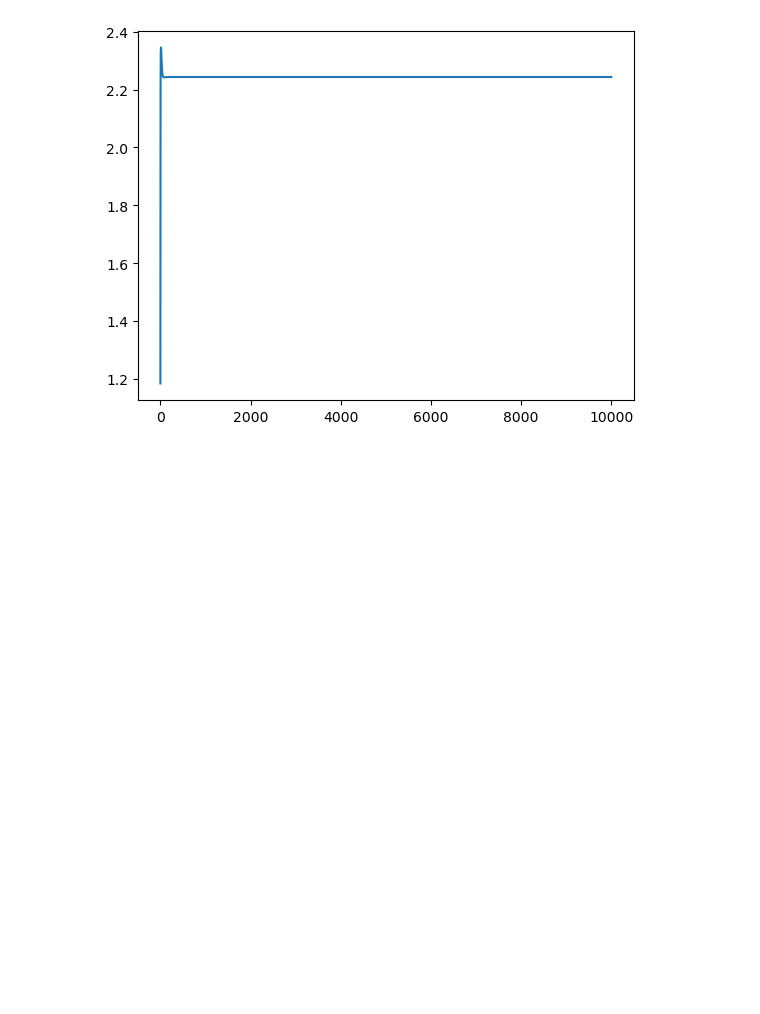
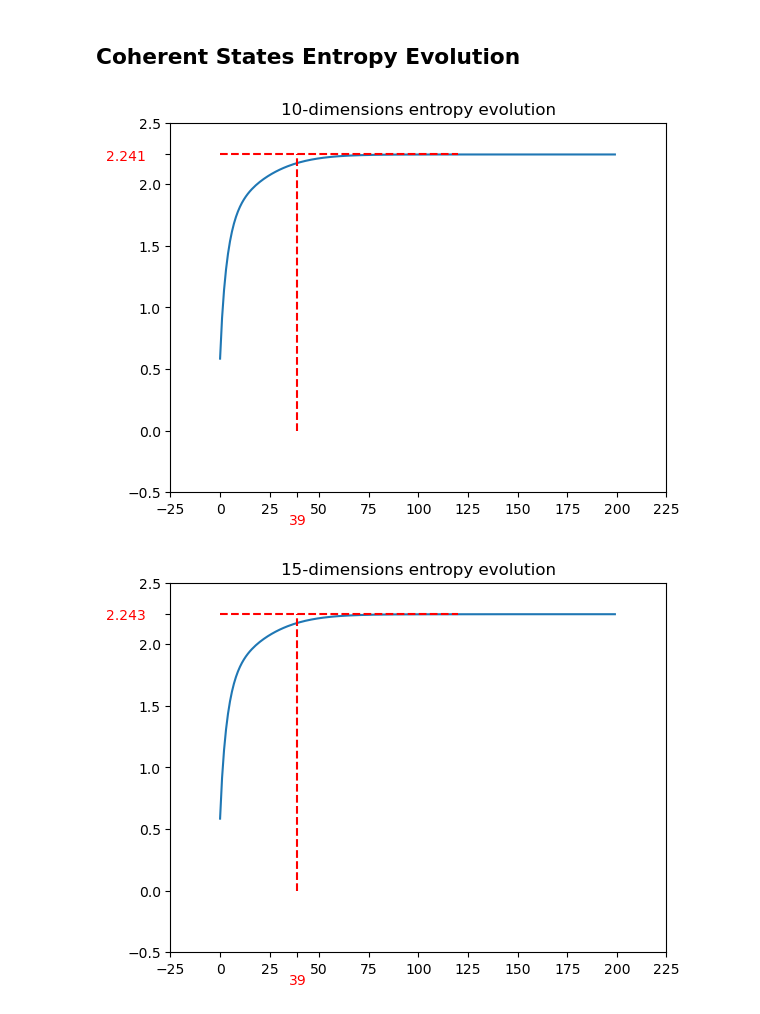
Before and after one commit to fedesss98/phaseonium-evolution, a Jupyter notebook: notebooks/07-watch-evolution.ipynb, the cells around one changed output. Saved outputs shown, nothing was run; the diff lists cells and outputs as text; code cells hidden in the pictures; blank space fills up the shorter version.

```diff
--- a/notebooks/07-watch-evolution.ipynb
+++ b/notebooks/07-watch-evolution.ipynb
@@ -83,5 +59,0 @@ FileNotFoundError: [Errno 2] No such file or directory: 'img/rho_evolution_d30_t
-# %%
-plt.plot(entropy_evolution)
-plt.show()
-# %% [output]
-[figure, removed]
@@ -87,0 +117,10 @@ plt.show()
+# %% [markdown]
+## Coherent States Entropy Evolution
+# %%
+state = 'coherent'
+observable = 'entropy'
+entropy_files = get_all_files(state, observable)
+plot_all_observables(entropy_files, state, observable)
+# %% [output]
+[figure, added]
+[figure, added]
```
Also changed, not shown: parts of 21 cells of this notebook, 1 other file.
